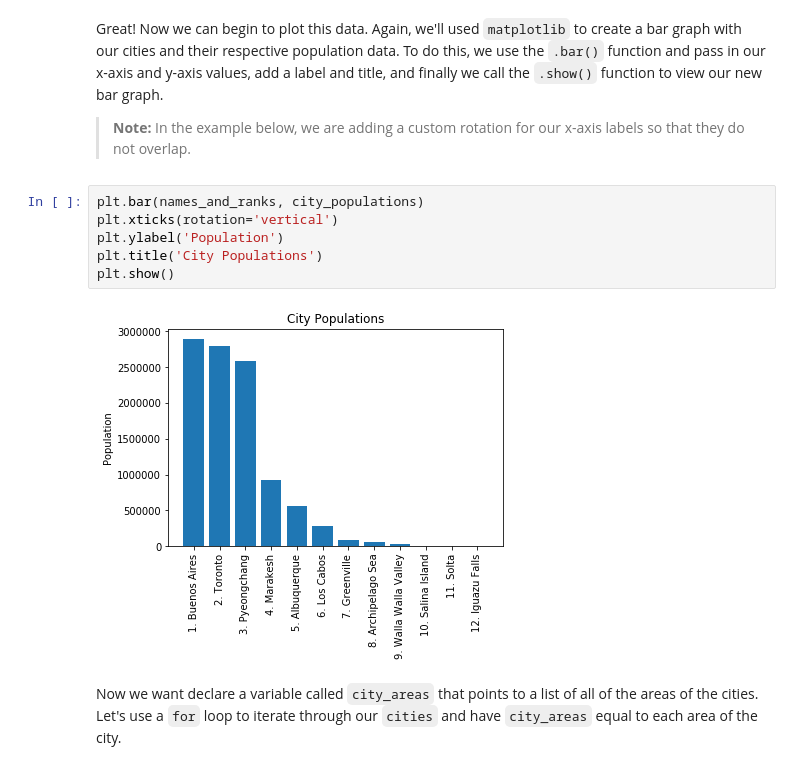
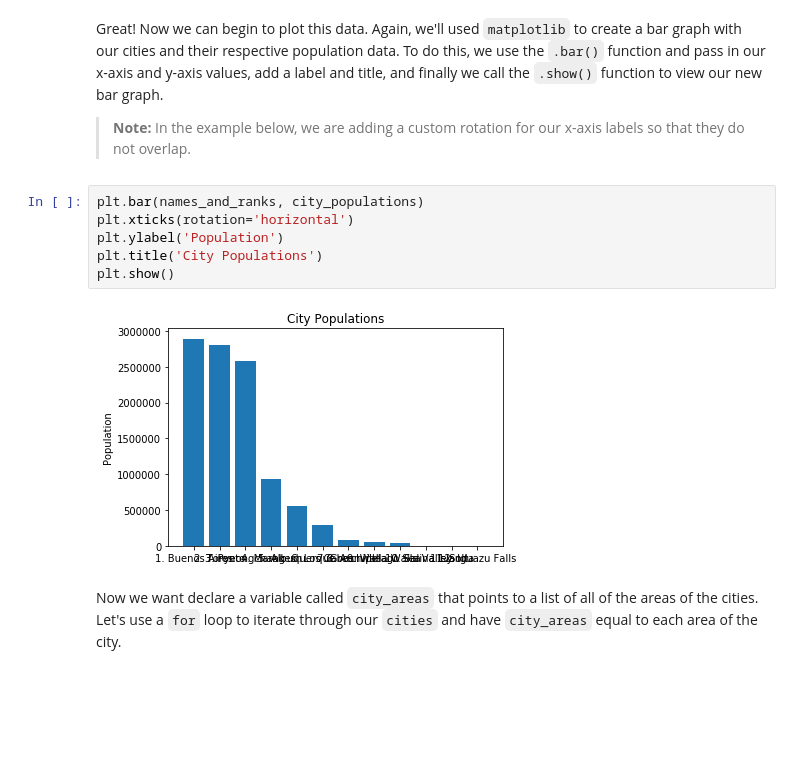
Before and after one commit to yoshinator/dsc-looping-over-collections-lab-staff, a Jupyter notebook: index.ipynb, the cells around one changed output. Saved outputs shown, nothing was run; the diff lists cells and outputs as text; blank space fills up the shorter version.

```diff
--- a/index.ipynb
+++ b/index.ipynb
@@ -159,12 +159,12 @@ Great! Now we can begin to plot this data. Again, we'll used `matplotlib` to cre
 > **Note:** In the example below, we are adding a custom rotation for our x-axis labels so that they do not overlap.
 # %%
 plt.bar(names_and_ranks, city_populations)
-plt.xticks(rotation='vertical')
+plt.xticks(rotation='horizontal')
 plt.ylabel('Population')
 plt.title('City Populations')
 plt.show()
 # %% [output]
-[figure, old version]
+[figure, new version]
 # %% [markdown]
 Now we want declare a variable called `city_areas` that points to a list of all of the areas of the cities.  Let's use a `for` loop to iterate through our `cities` and have `city_areas` equal to each area of the city.
 # %%
```
